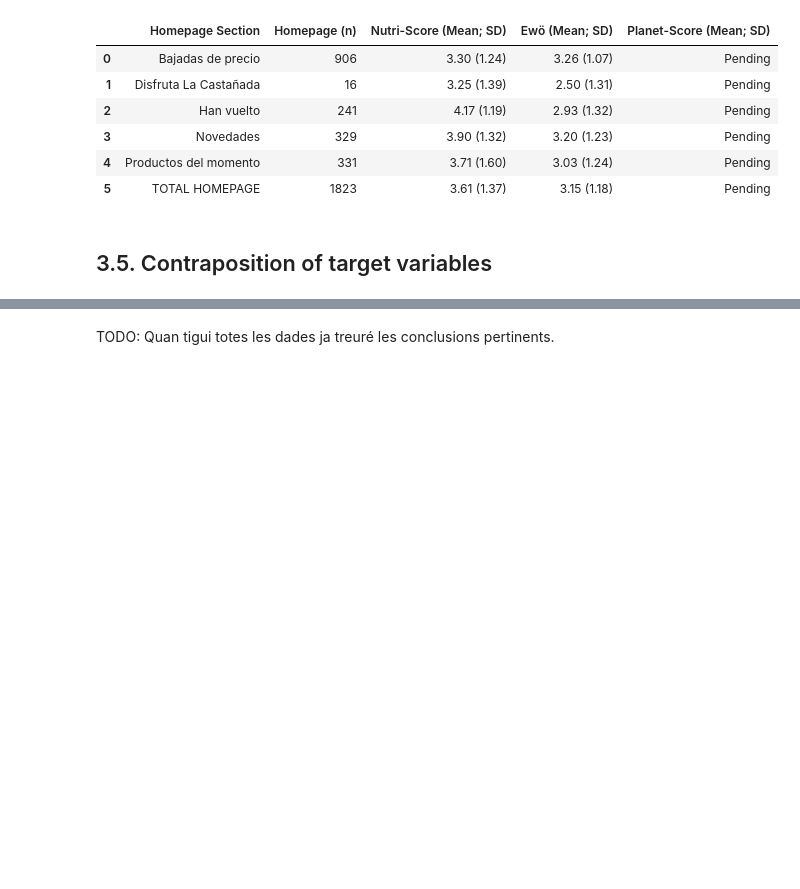
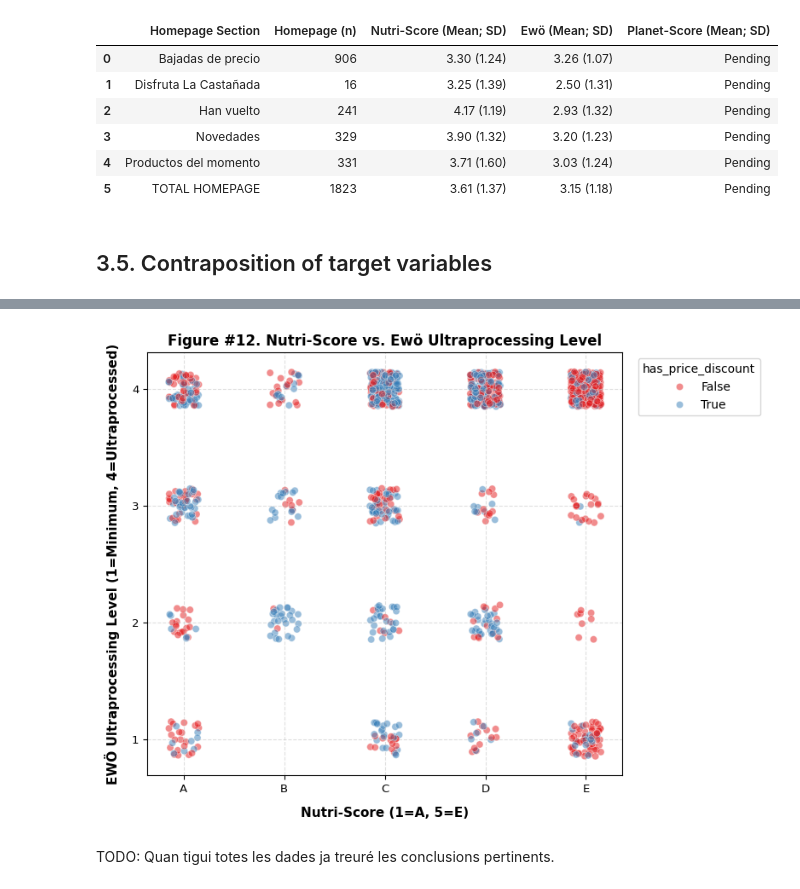
Before and after one commit to cescFT/TFM-fferretar-code, a Jupyter notebook: data-analysis/TFM-fferretar-data-analysis.ipynb, the cells around one changed output, grey strips where cells are left out. Cells and saved outputs as stored; diff of their text form; code cells hidden in the pictures; blank space fills up the shorter version.

```diff
--- a/data-analysis/TFM-fferretar-data-analysis.ipynb
+++ b/data-analysis/TFM-fferretar-data-analysis.ipynb
@@ -2308,3 +2321,7 @@ plot_nutriscore_vs_ewo(df_products)
+# %%
+plot_nutriscore_vs_ewo(df_products,'has_price_discount')
+# %% [output]
+[figure, added]
 # %% [markdown]
 TODO: Quan tigui totes les dades ja treuré les conclusions pertinents.
 # %%
```
Also changed, not shown: parts of 3 cells of this notebook.
